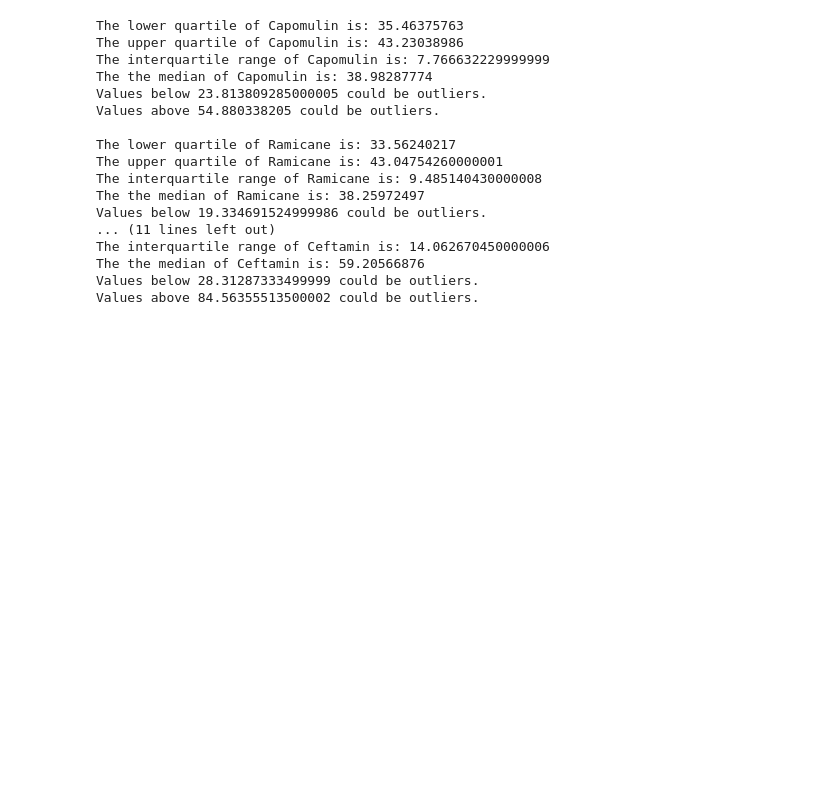
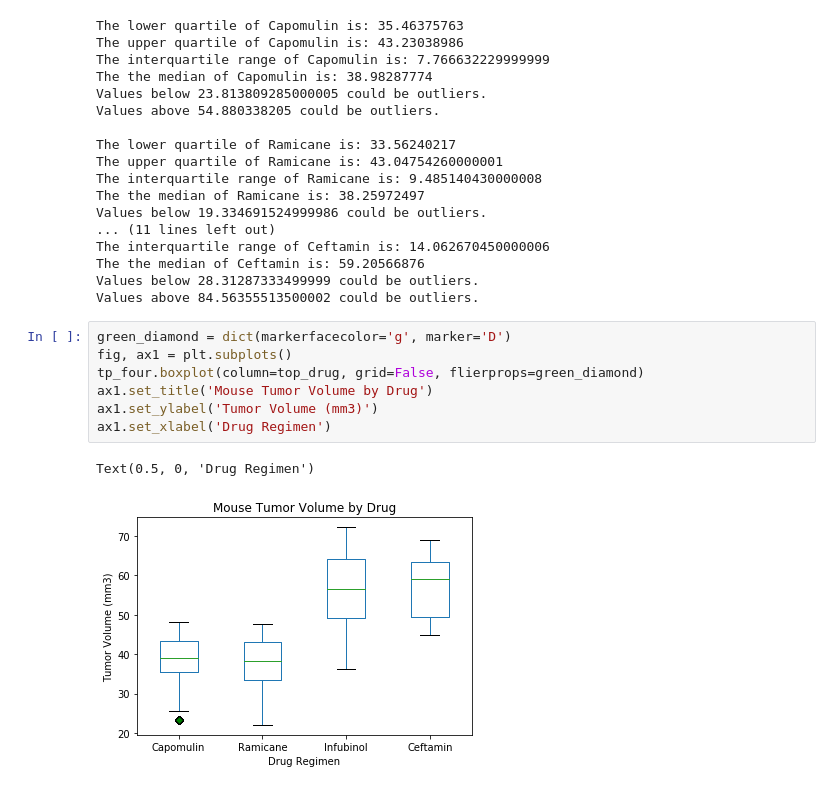
Before and after one commit to dborowski16/matplotlib-challenge, a Jupyter notebook: Pymaceuticals/Pymaceuticals.ipynb, the cells around one changed output. Cells and saved outputs as stored; diff of their text form; blank space fills up the shorter version.

Commit message:
Added code to create a box plot for the tumor sizes

```diff
--- a/Pymaceuticals/Pymaceuticals.ipynb
+++ b/Pymaceuticals/Pymaceuticals.ipynb
@@ -262,3 +262,13 @@ The interquartile range of Ceftamin is: 14.062670450000006
 The the median of Ceftamin is: 59.20566876
 Values below 28.31287333499999 could be outliers.
 Values above 84.56355513500002 could be outliers.
+# %%
+green_diamond = dict(markerfacecolor='g', marker='D')
+fig, ax1 = plt.subplots()
+tp_four.boxplot(column=top_drug, grid=False, flierprops=green_diamond)
+ax1.set_title('Mouse Tumor Volume by Drug')
+ax1.set_ylabel('Tumor Volume (mm3)')
+ax1.set_xlabel('Drug Regimen')
+# %% [output]
+Text(0.5, 0, 'Drug Regimen')
+[figure, added]
```
